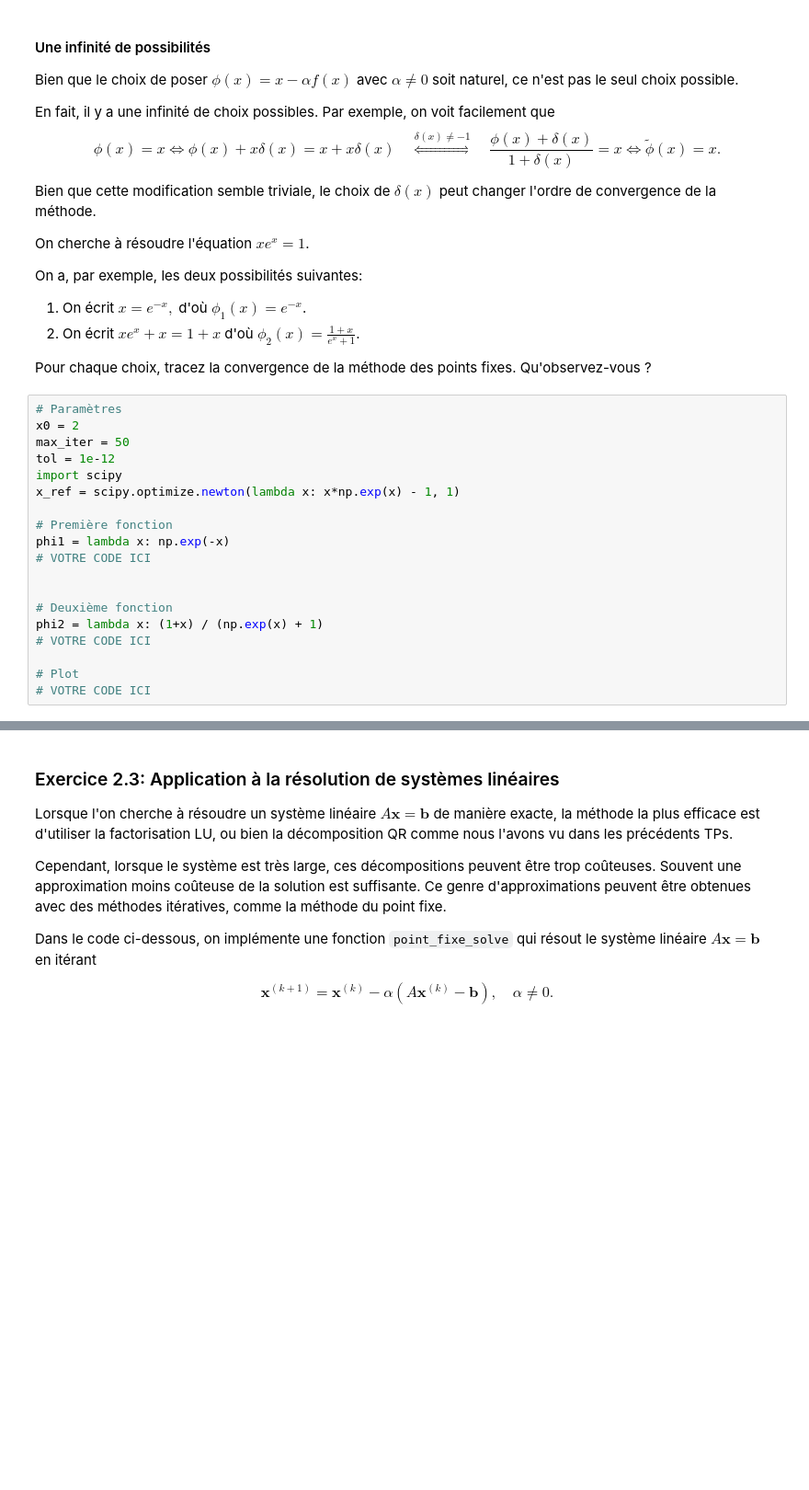
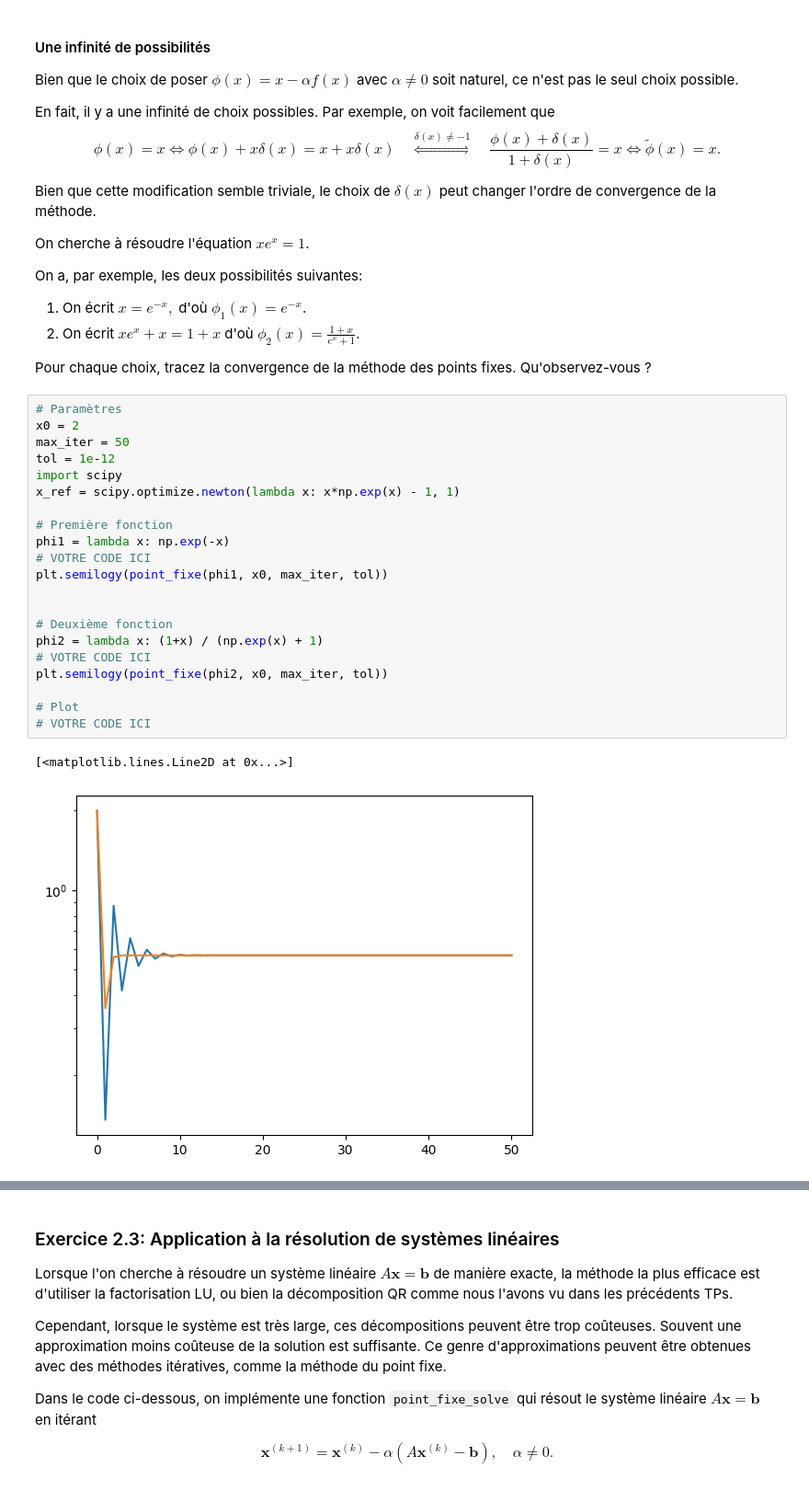
Before and after one commit to Arkanthara/numerical_analysis, a Jupyter notebook: tp8_anum.ipynb, the cells around one changed output, grey strips where cells are left out. Shown at 92% size. Saved outputs shown, nothing was run; the diff lists cells and outputs as text; blank space fills up the shorter version.

```diff
--- a/tp8_anum.ipynb
+++ b/tp8_anum.ipynb
@@ -294,21 +333,26 @@ Pour chaque choix, tracez la convergence de la méthode des points fixes. Qu'obs
 # %%
 # Paramètres
 x0 = 2
 max_iter = 50
 tol = 1e-12
 import scipy
 x_ref = scipy.optimize.newton(lambda x: x*np.exp(x) - 1, 1)
 
 # Première fonction
 phi1 = lambda x: np.exp(-x)
 # VOTRE CODE ICI
+plt.semilogy(point_fixe(phi1, x0, max_iter, tol))
 
 
 # Deuxième fonction
 phi2 = lambda x: (1+x) / (np.exp(x) + 1)
 # VOTRE CODE ICI
+plt.semilogy(point_fixe(phi2, x0, max_iter, tol))
 
 # Plot
 # VOTRE CODE ICI
+# %% [output]
+[<matplotlib.lines.Line2D at 0x...>]
+[figure, added]
 # %% [markdown]
 *Votre observation ici*
```
Also changed, not shown: parts of 19 cells of this notebook.
